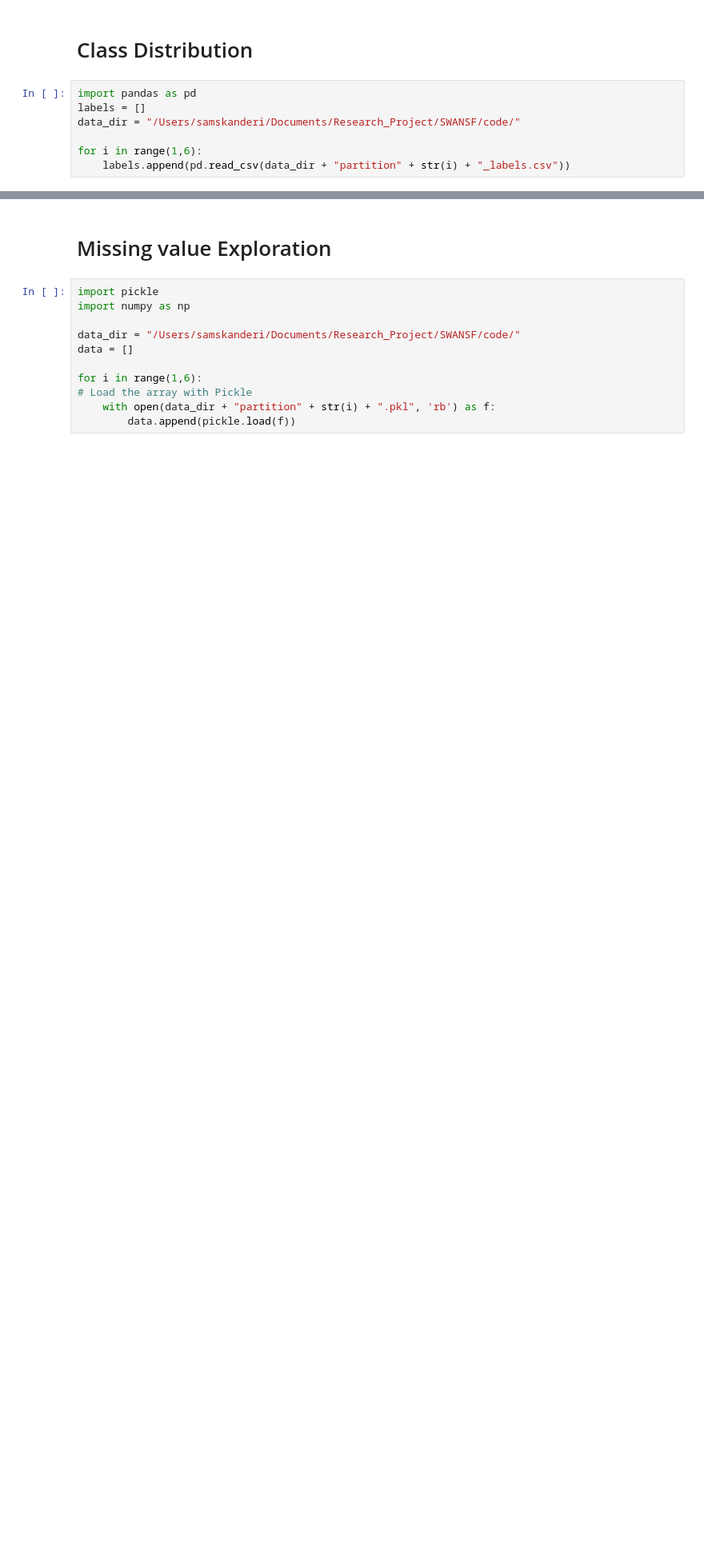
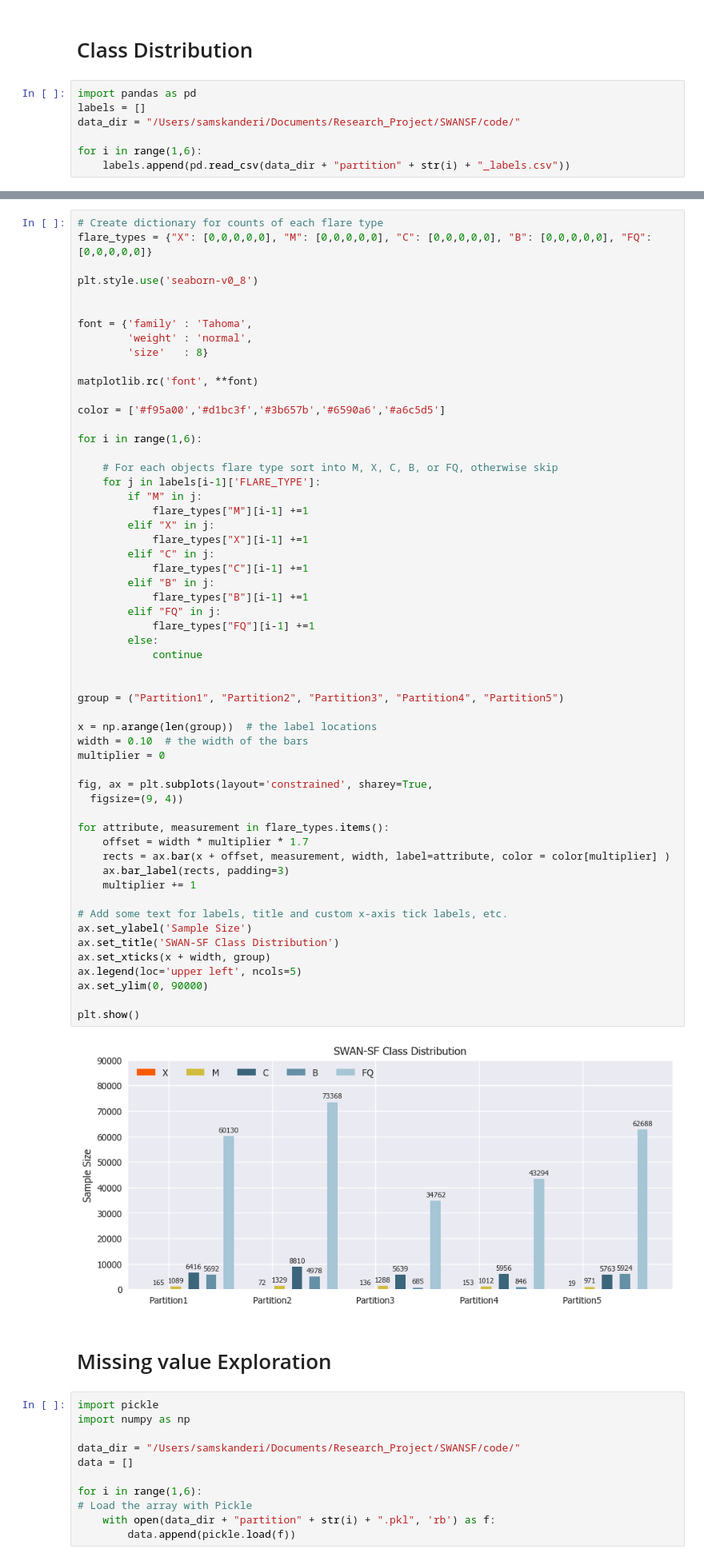
Before and after one commit to samresume/FlarePredict-DataPrep-Sampling-SWANSF, a Jupyter notebook: SWANSF-DataPreProcessing.ipynb, the cells around one changed output, grey strips where cells are left out. Shown at 80% size. Drawn from its saved outputs; the diff is of its cells as text; blank space fills up the shorter version.

```diff
--- a/SWANSF-DataPreProcessing.ipynb
+++ b/SWANSF-DataPreProcessing.ipynb
@@ -322,3 +233,61 @@ plt.show()
+# %%
+# Create dictionary for counts of each flare type
+flare_types = {"X": [0,0,0,0,0], "M": [0,0,0,0,0], "C": [0,0,0,0,0], "B": [0,0,0,0,0], "FQ": [0,0,0,0,0]}
+
+plt.style.use('seaborn-v0_8')
+
+
+font = {'family' : 'Tahoma',
+        'weight' : 'normal',
+        'size'   : 8}
+
+matplotlib.rc('font', **font)
+
+color = ['#f95a00','#d1bc3f','#3b657b','#6590a6','#a6c5d5']
+
+for i in range(1,6):
+
+    # For each objects flare type sort into M, X, C, B, or FQ, otherwise skip
+    for j in labels[i-1]['FLARE_TYPE']:
+        if "M" in j:
+            flare_types["M"][i-1] +=1
+        elif "X" in j:
+            flare_types["X"][i-1] +=1
+        elif "C" in j:
+            flare_types["C"][i-1] +=1
+        elif "B" in j:
+            flare_types["B"][i-1] +=1
+        elif "FQ" in j:
+            flare_types["FQ"][i-1] +=1
+        else:
+            continue
+
+
+group = ("Partition1", "Partition2", "Partition3", "Partition4", "Partition5")
+
+x = np.arange(len(group))  # the label locations
+width = 0.10  # the width of the bars
+multiplier = 0
+
+fig, ax = plt.subplots(layout='constrained', sharey=True,
+  figsize=(9, 4))
+
+for attribute, measurement in flare_types.items():
+    offset = width * multiplier * 1.7
+    rects = ax.bar(x + offset, measurement, width, label=attribute, color = color[multiplier] )
+    ax.bar_label(rects, padding=3)
+    multiplier += 1
+
+# Add some text for labels, title and custom x-axis tick labels, etc.
+ax.set_ylabel('Sample Size')
+ax.set_title('SWAN-SF Class Distribution')
+ax.set_xticks(x + width, group)
+ax.legend(loc='upper left', ncols=5)
+ax.set_ylim(0, 90000)
+
+plt.show()
+# %% [output]
+[figure, added]
 # %% [markdown]
 # Missing value Exploration
 # %%
```
Also changed, not shown: parts of 24 cells of this notebook.
